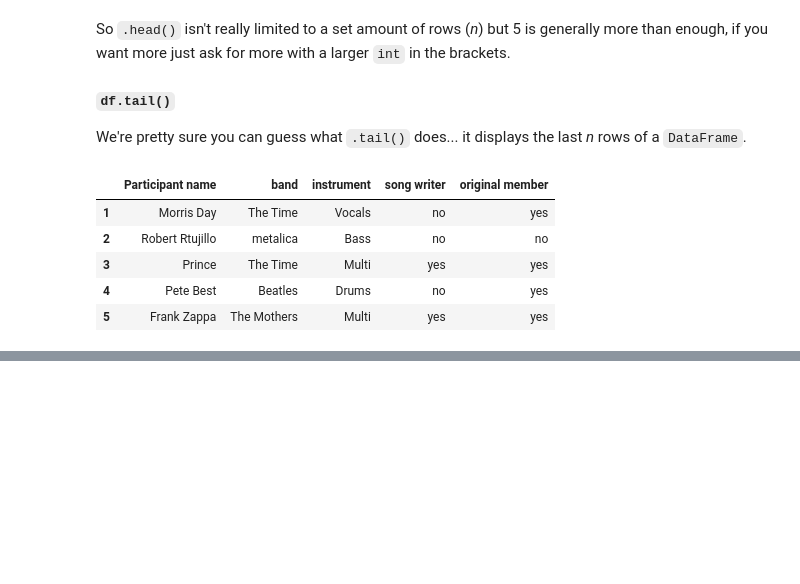
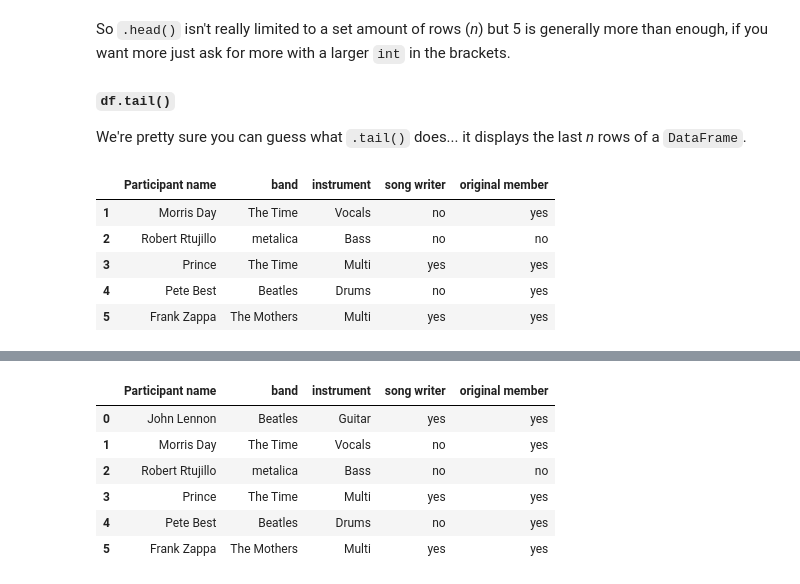
Before and after one commit to spider-z3r0/ULpsych_programing_club, a Jupyter notebook: src/week 5.ipynb, the cells around one changed output, grey strips where cells are left out. Drawn from its saved outputs; the diff is of its cells as text; code cells hidden in the pictures; blank space fills up the shorter version.

```diff
--- a/src/week 5.ipynb
+++ b/src/week 5.ipynb
@@ -267,0 +347,10 @@ ImportError: Missing optional dependency 'pyreadstat'.  Use pip or conda to inst
+# %%
+bands_df.head(6)# calling 6 so we can see the whole of this small df
+# %% [output]
+|  | Participant name | band | instrument | song writer | original member |
+| 0 | John Lennon | Beatles | Guitar | yes | yes |
+| 1 | Morris Day | The Time | Vocals | no | yes |
+| 2 | Robert Rtujillo | metalica | Bass | no | no |
+| 3 | Prince | The Time | Multi | yes | yes |
+| 4 | Pete Best | Beatles | Drums | no | yes |
+| 5 | Frank Zappa | The Mothers | Multi | yes | yes |
```
Also changed, not shown: parts of 27 cells of this notebook.
